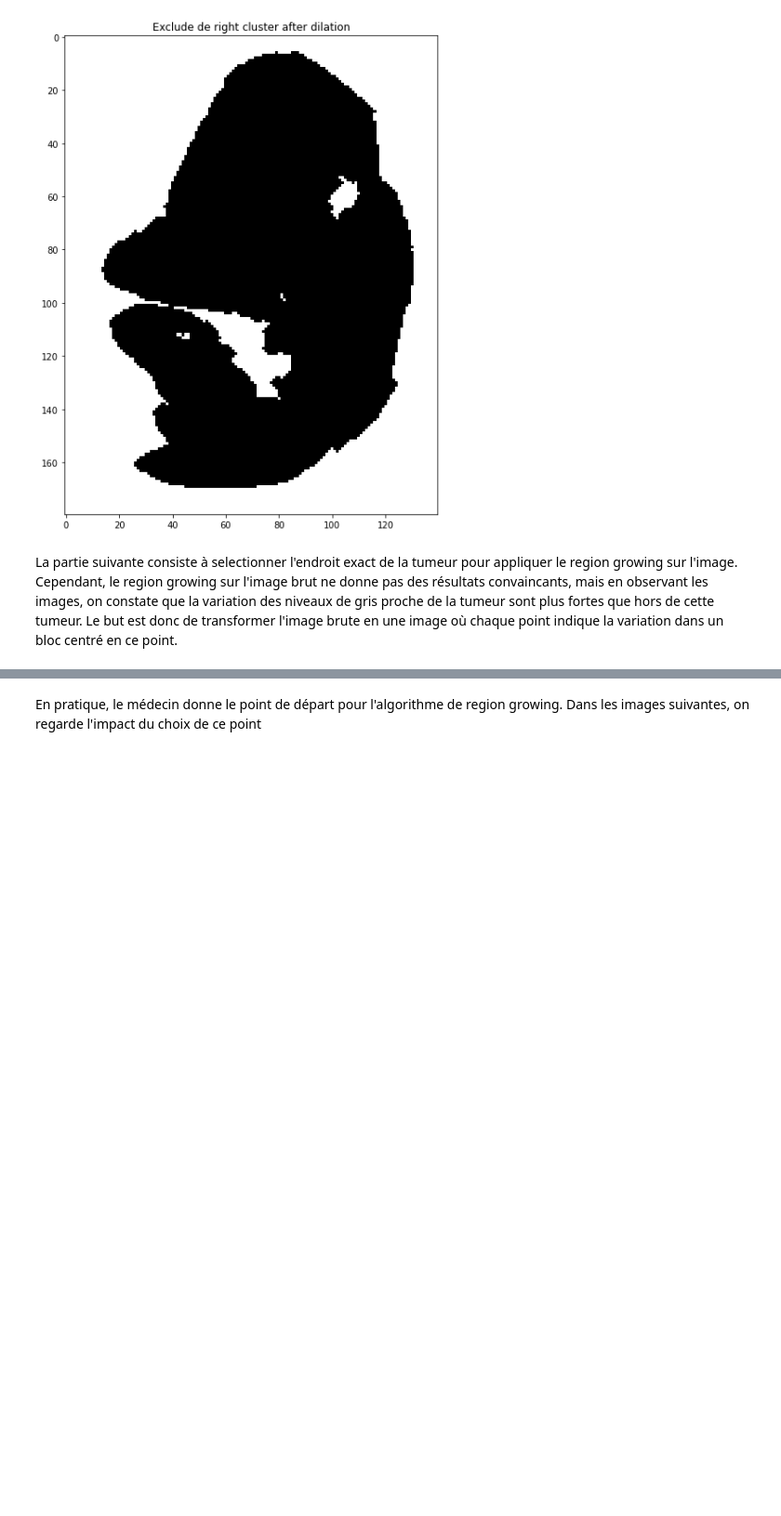
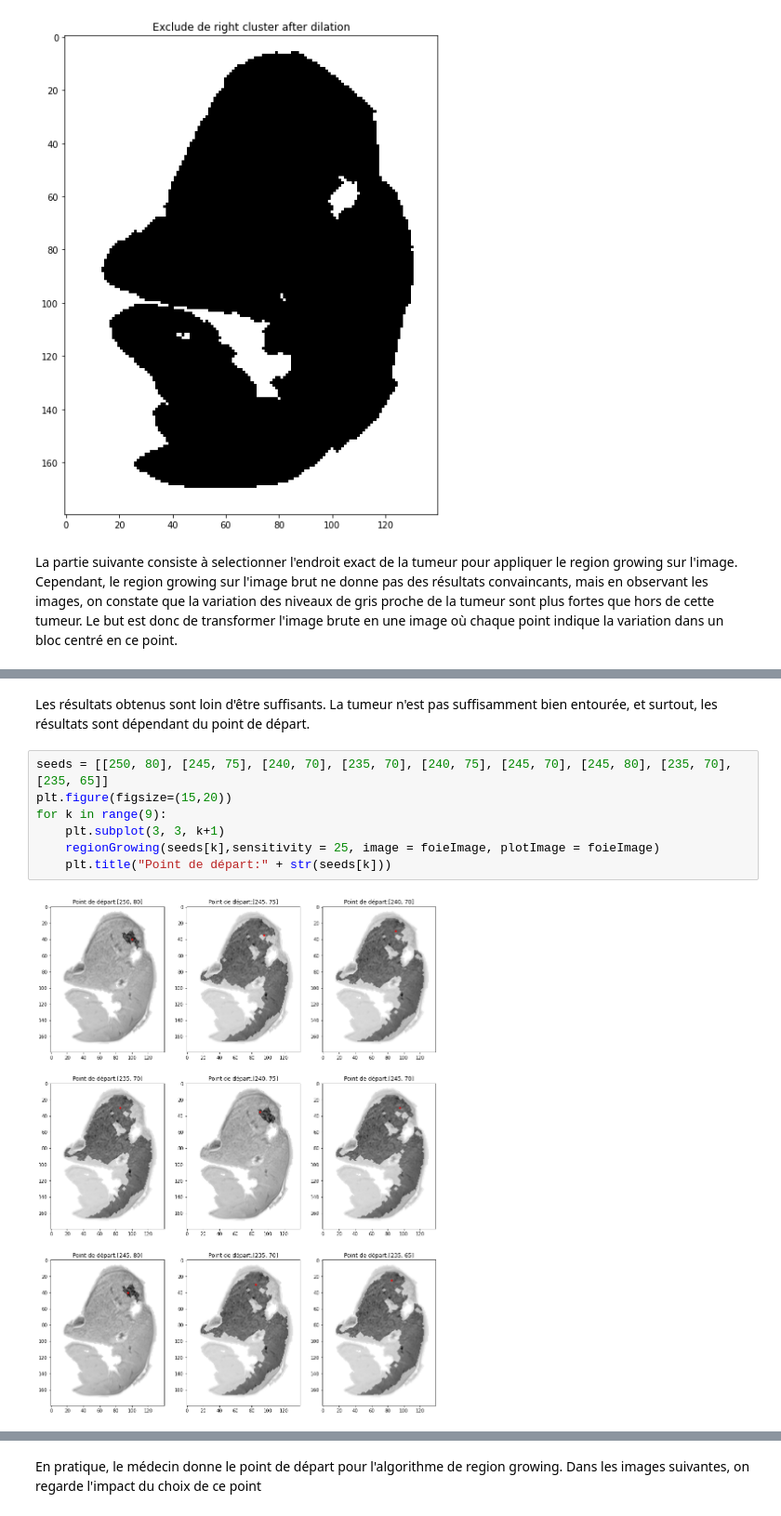
Before and after one commit to defrenned3238/WSBIM2243, a Jupyter notebook: WSBIM2243-final.ipynb, the cells around one changed output, grey strips where cells are left out. Shown at 93% size. Drawn from its saved outputs; the diff is of its cells as text; blank space fills up the shorter version.

```diff
--- a/WSBIM2243-final.ipynb
+++ b/WSBIM2243-final.ipynb
@@ -382,3 +392,14 @@ Expliquer la différence entre un region growing d'avant et le region growing av
+# %% [markdown]
+Les résultats obtenus sont loin d'être suffisants. La tumeur n'est pas suffisamment bien entourée, et surtout, les résultats sont dépendant du point de départ.
+# %%
+seeds = [[250, 80], [245, 75], [240, 70], [235, 70], [240, 75], [245, 70], [245, 80], [235, 70], [235, 65]]
+plt.figure(figsize=(15,20))
+for k in range(9):
+    plt.subplot(3, 3, k+1)
+    regionGrowing(seeds[k],sensitivity = 25, image = foieImage, plotImage = foieImage)
+    plt.title("Point de départ:" + str(seeds[k]))
+# %% [output]
+[figure, added]
 # %%
 def variancebloc(A):
     varian = []
```
Also changed, not shown: parts of 9 cells of this notebook.
